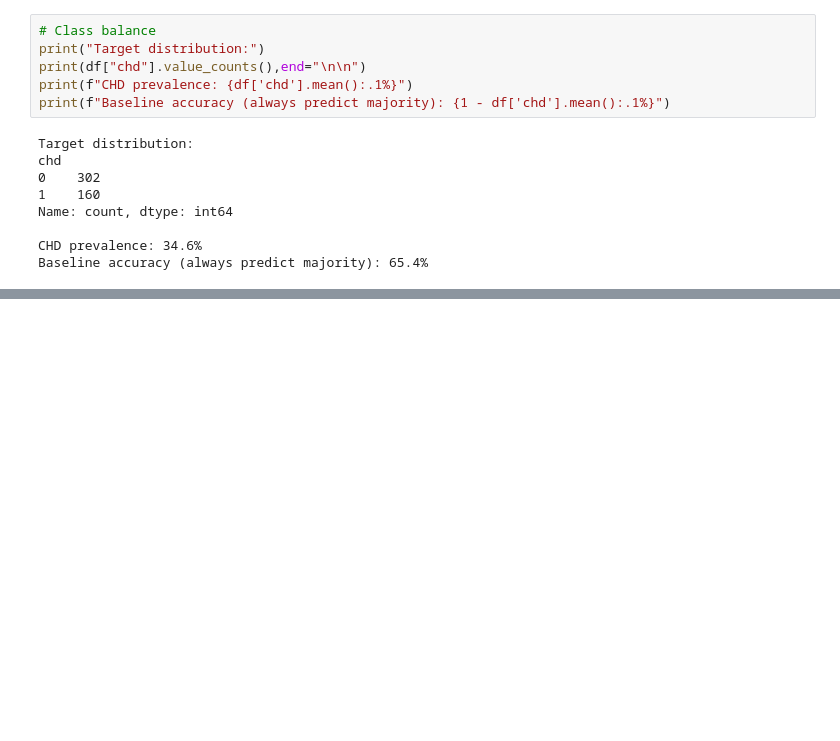
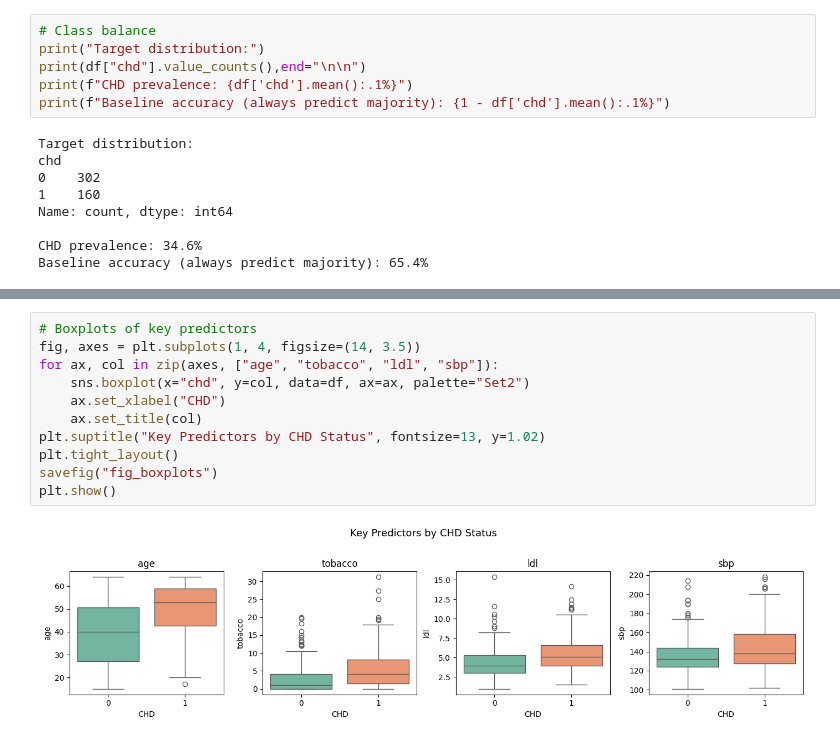
Before and after one commit to ytterbiu/SMM636-ML-a02-heart-disease, a Jupyter notebook: ml-smm636-a02-heart-disease.ipynb, the cells around one changed output, grey strips where cells are left out. Drawn from its saved outputs; the diff is of its cells as text; blank space fills up the shorter version.

```diff
--- a/ml-smm636-a02-heart-disease.ipynb
+++ b/ml-smm636-a02-heart-disease.ipynb
@@ -106,0 +186,13 @@ Baseline accuracy (always predict majority): 65.4%
+# %%
+# Boxplots of key predictors
+fig, axes = plt.subplots(1, 4, figsize=(14, 3.5))
+for ax, col in zip(axes, ["age", "tobacco", "ldl", "sbp"]):
+    sns.boxplot(x="chd", y=col, data=df, ax=ax, palette="Set2")
+    ax.set_xlabel("CHD")
+    ax.set_title(col)
+plt.suptitle("Key Predictors by CHD Status", fontsize=13, y=1.02)
+plt.tight_layout()
+savefig("fig_boxplots")
+plt.show()
+# %% [output]
+[figure, added]
```
Also changed, not shown: parts of 22 cells of this notebook.
